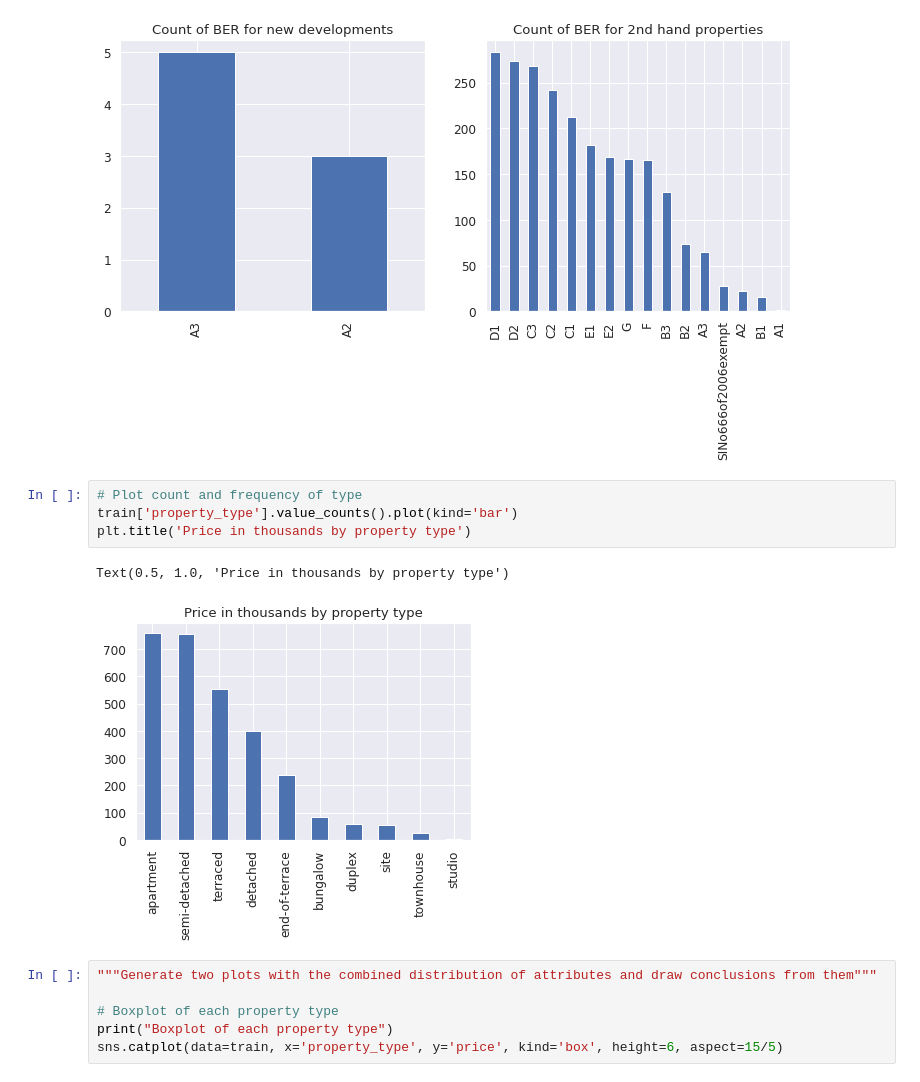
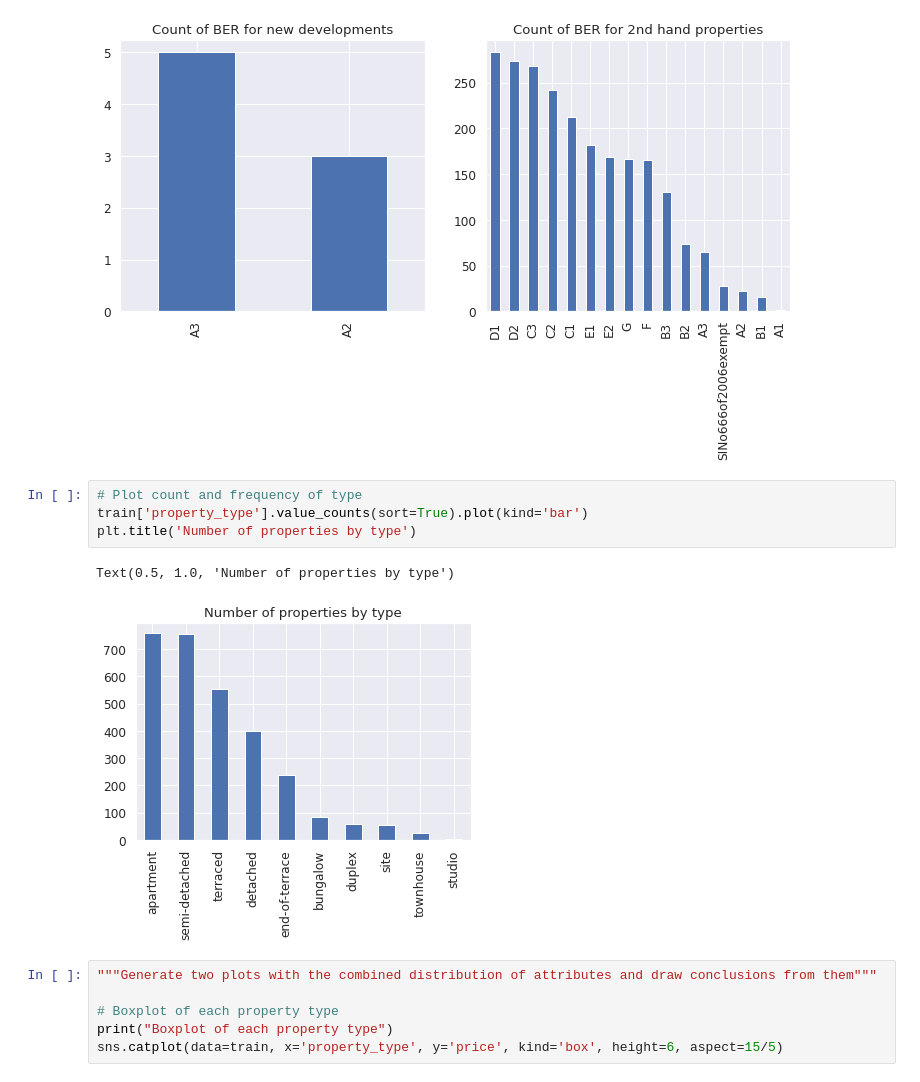
Before and after one commit to carlos20160984/ET5003_SEM1_2021-2, a Jupyter notebook: ET5003_Etivity2_Draft_Carlos_Santiago.ipynb, the cells around one changed output. Saved outputs shown, nothing was run; the diff lists cells and outputs as text.

```diff
--- a/ET5003_Etivity2_Draft_Carlos_Santiago.ipynb
+++ b/ET5003_Etivity2_Draft_Carlos_Santiago.ipynb
@@ -244,11 +253,11 @@ Text(0.5, 1.0, 'Count of BER for 2nd hand properties')
 [figure]
 # %%
 # Plot count and frequency of type
-train['property_type'].value_counts().plot(kind='bar')
-plt.title('Price in thousands by property type')
+train['property_type'].value_counts(sort=True).plot(kind='bar')
+plt.title('Number of properties by type')
 # %% [output]
-Text(0.5, 1.0, 'Price in thousands by property type')
+Text(0.5, 1.0, 'Number of properties by type')
-[figure, old version]
+[figure, new version]
 # %%
 """Generate two plots with the combined distribution of attributes and draw conclusions from them"""
 
```
Also changed, not shown: parts of 16 cells of this notebook.
